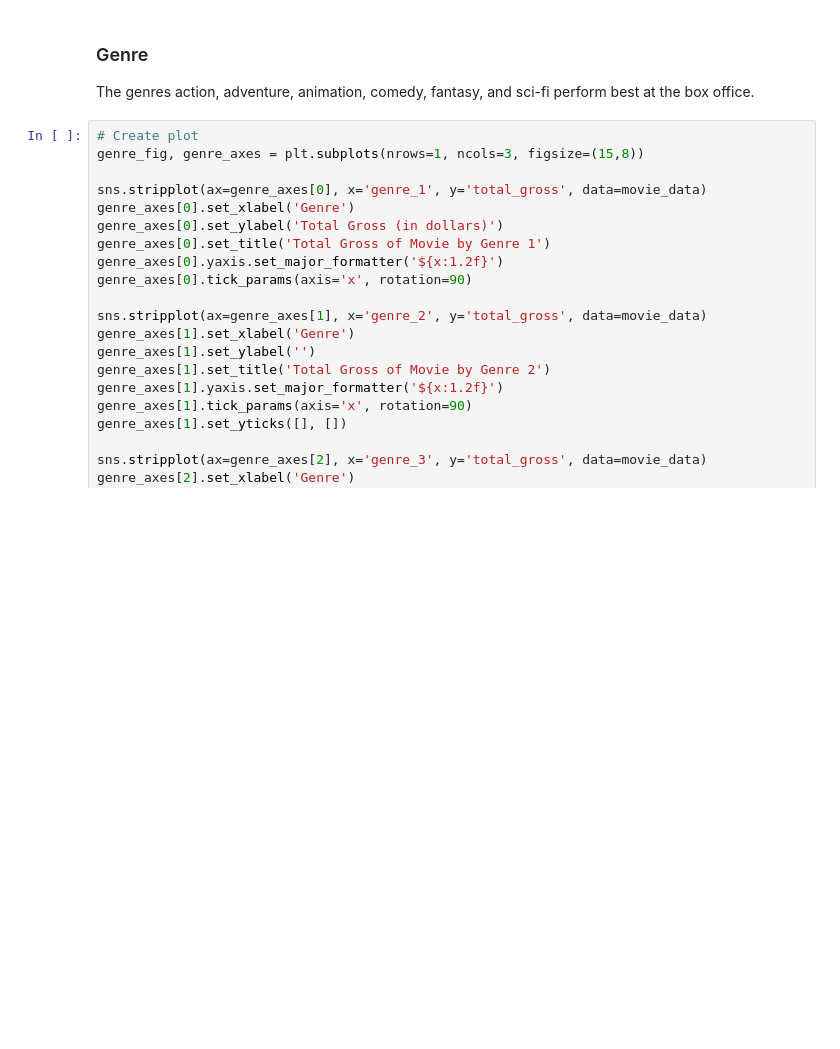
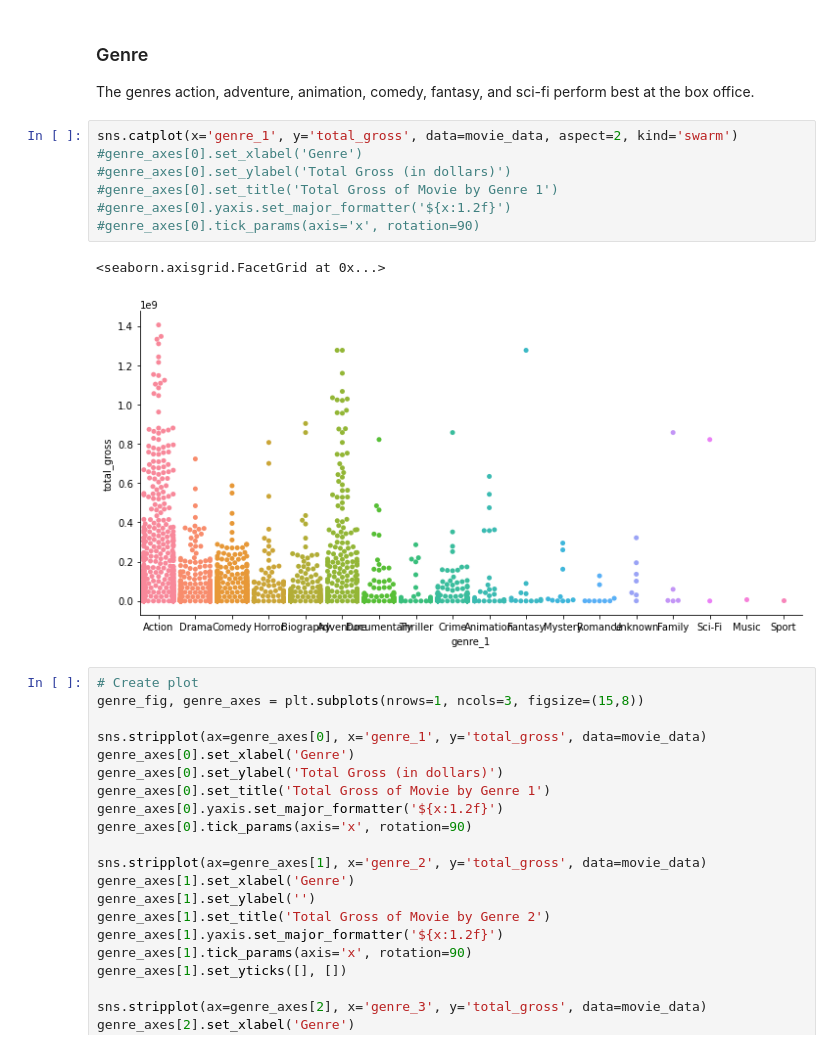
Before and after one commit to pederknorr/Microsoft-Movie-Analysis, a Jupyter notebook: microsoft_movie_studios_analysis.ipynb, the cells around one changed output. Drawn from its saved outputs; the diff is of its cells as text; blank space fills up the shorter version.

```diff
--- a/microsoft_movie_studios_analysis.ipynb
+++ b/microsoft_movie_studios_analysis.ipynb
@@ -272,6 +294,16 @@ In my analysis, I identify and examine the relationships between total gross box
 ### Genre
 
 The genres action, adventure, animation, comedy, fantasy, and sci-fi perform best at the box office.
+# %%
+sns.catplot(x='genre_1', y='total_gross', data=movie_data, aspect=2, kind='swarm')
+#genre_axes[0].set_xlabel('Genre')
+#genre_axes[0].set_ylabel('Total Gross (in dollars)')
+#genre_axes[0].set_title('Total Gross of Movie by Genre 1')
+#genre_axes[0].yaxis.set_major_formatter('${x:1.2f}')
+#genre_axes[0].tick_params(axis='x', rotation=90)
+# %% [output]
+<seaborn.axisgrid.FacetGrid at 0x...>
+[figure, added]
 # %%
 # Create plot
 genre_fig, genre_axes = plt.subplots(nrows=1, ncols=3, figsize=(15,8))
```
Also changed, not shown: parts of 4 cells of this notebook, 1 other file.
